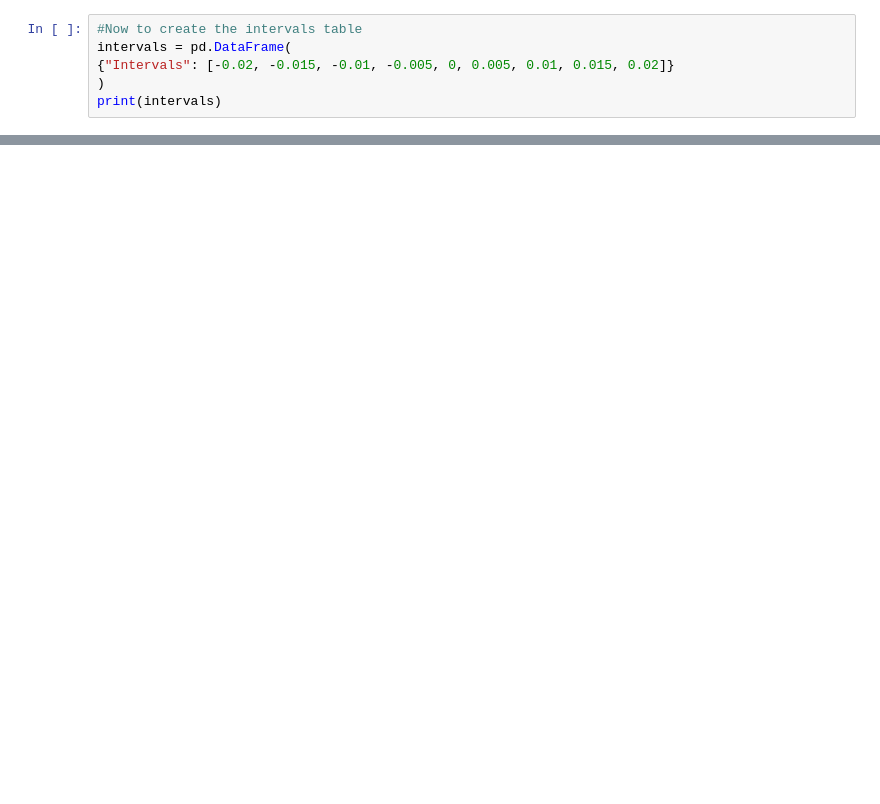
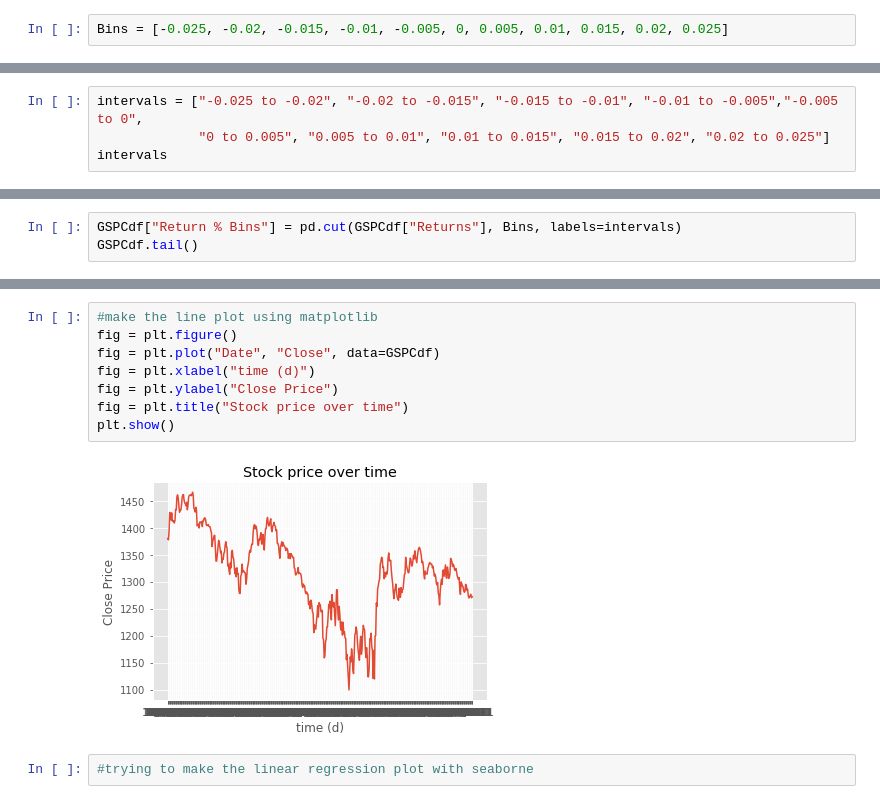
Before and after one commit to Epigouveia/FinancialData, a Jupyter notebook: jupyter/MarketData.ipynb, the cells around one changed output, grey strips where cells are left out. Saved outputs shown, nothing was run; the diff lists cells and outputs as text; blank space fills up the shorter version.

```diff
--- a/jupyter/MarketData.ipynb
+++ b/jupyter/MarketData.ipynb
@@ -58,6 +70,2 @@ GSPCdf.head()
 # %%
-#Now to create the intervals table
-intervals = pd.DataFrame(
-{"Intervals": [-0.02, -0.015, -0.01, -0.005, 0, 0.005, 0.01, 0.015, 0.02]}
-)
-print(intervals)
+Bins = [-0.025, -0.02, -0.015, -0.01, -0.005, 0, 0.005, 0.01, 0.015, 0.02, 0.025]
@@ -87,0 +72,4 @@ IndentationError: unexpected indent (<ipython-input-26-0dffdc0b8336>, line 9)
+# %%
+intervals = ["-0.025 to -0.02", "-0.02 to -0.015", "-0.015 to -0.01", "-0.01 to -0.005","-0.005 to 0",
+             "0 to 0.005", "0.005 to 0.01", "0.01 to 0.015", "0.015 to 0.02", "0.02 to 0.025"]
+intervals
@@ -87,0 +92,3 @@ IndentationError: unexpected indent (<ipython-input-26-0dffdc0b8336>, line 9)
+# %%
+GSPCdf["Return % Bins"] = pd.cut(GSPCdf["Returns"], Bins, labels=intervals)
+GSPCdf.tail()
@@ -87,0 +228,12 @@ IndentationError: unexpected indent (<ipython-input-26-0dffdc0b8336>, line 9)
+# %%
+#make the line plot using matplotlib
+fig = plt.figure()
+fig = plt.plot("Date", "Close", data=GSPCdf)
+fig = plt.xlabel("time (d)")
+fig = plt.ylabel("Close Price")
+fig = plt.title("Stock price over time")
+plt.show()
+# %% [output]
+[figure, added]
+# %%
+#trying to make the linear regression plot with seaborne
```
Also changed, not shown: parts of 31 cells of this notebook, 1 other file.
